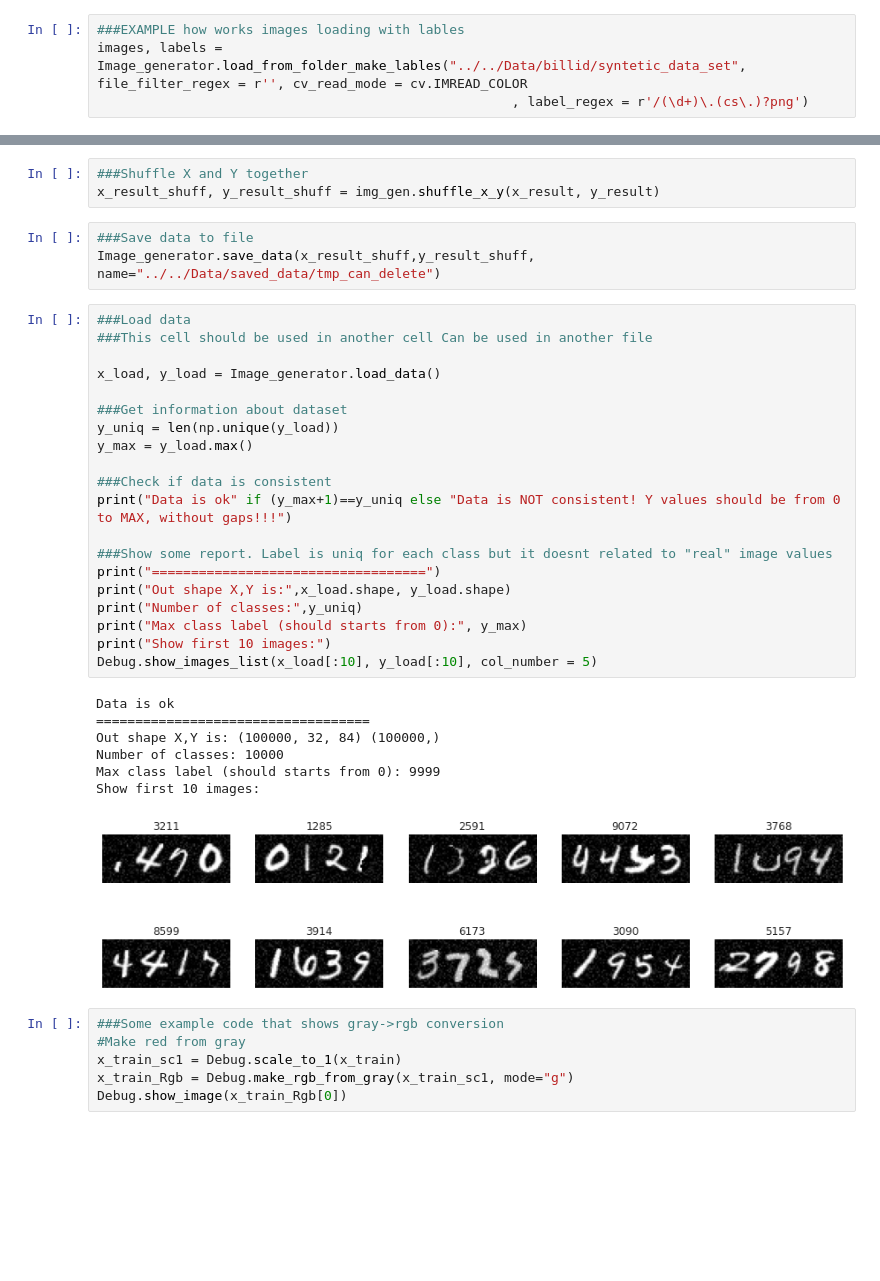
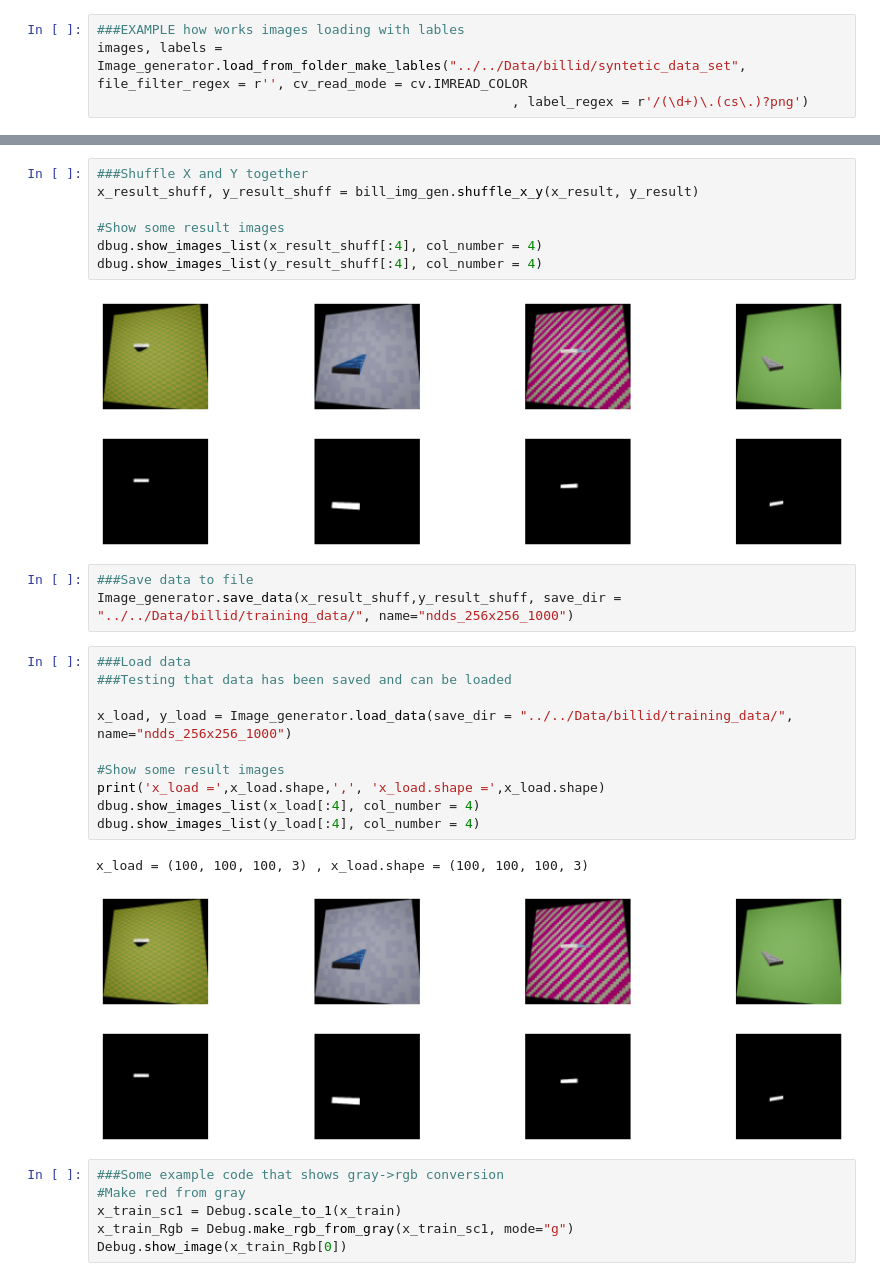
Before and after one commit to tunmustard/features_extractions, a Jupyter notebook: projects/billid/main_data_set_preparation.ipynb, the cells around one changed output, grey strips where cells are left out. Cells and saved outputs as stored; diff of their text form; blank space fills up the shorter version.

```diff
--- a/projects/billid/main_data_set_preparation.ipynb
+++ b/projects/billid/main_data_set_preparation.ipynb
@@ -773,37 +615,30 @@ Show first 5 images of Y:
 # %%
 ###Shuffle X and Y together
-x_result_shuff, y_result_shuff = img_gen.shuffle_x_y(x_result, y_result)
+x_result_shuff, y_result_shuff = bill_img_gen.shuffle_x_y(x_result, y_result)
+
+#Show some result images
+dbug.show_images_list(x_result_shuff[:4], col_number = 4)
+dbug.show_images_list(y_result_shuff[:4], col_number = 4)
+# %% [output]
+[figure, added]
+[figure, added]
 # %%
 ###Save data to file
-Image_generator.save_data(x_result_shuff,y_result_shuff, name="../../Data/saved_data/tmp_can_delete")
+Image_generator.save_data(x_result_shuff,y_result_shuff, save_dir = "../../Data/billid/training_data/", name="ndds_256x256_1000")
-# %%
-###Load data
-###This cell should be used in another cell Can be used in another file
-
-x_load, y_load = Image_generator.load_data()
-
-###Get information about dataset
-y_uniq = len(np.unique(y_load))
-y_max = y_load.max()
-
-###Check if data is consistent
-print("Data is ok" if (y_max+1)==y_uniq else "Data is NOT consistent! Y values should be from 0 to MAX, without gaps!!!")
-
-###Show some report. Label is uniq for each class but it doesnt related to "real" image values
-print("===================================")
-print("Out shape X,Y is:",x_load.shape, y_load.shape)
-print("Number of classes:",y_uniq)
-print("Max class label (should starts from 0):", y_max)
-print("Show first 10 images:")
-Debug.show_images_list(x_load[:10], y_load[:10], col_number = 5)
-# %% [output]
-Data is ok
-===================================
-Out shape X,Y is: (100000, 32, 84) (100000,)
-Number of classes: 10000
-Max class label (should starts from 0): 9999
-Show first 10 images:
-[figure, removed]
+# %%
+###Load data
+###Testing that data has been saved and can be loaded
+
+x_load, y_load = Image_generator.load_data(save_dir = "../../Data/billid/training_data/", name="ndds_256x256_1000")
+
+#Show some result images
+print('x_load =',x_load.shape,',', 'x_load.shape =',x_load.shape)
+dbug.show_images_list(x_load[:4], col_number = 4)
+dbug.show_images_list(y_load[:4], col_number = 4)
+# %% [output]
+x_load = (100, 100, 100, 3) , x_load.shape = (100, 100, 100, 3)
+[figure, added]
+[figure, added]
 # %%
 ###Some example code that shows gray->rgb conversion
 #Make red from gray
```
Also changed, not shown: parts of 15 cells of this notebook.
